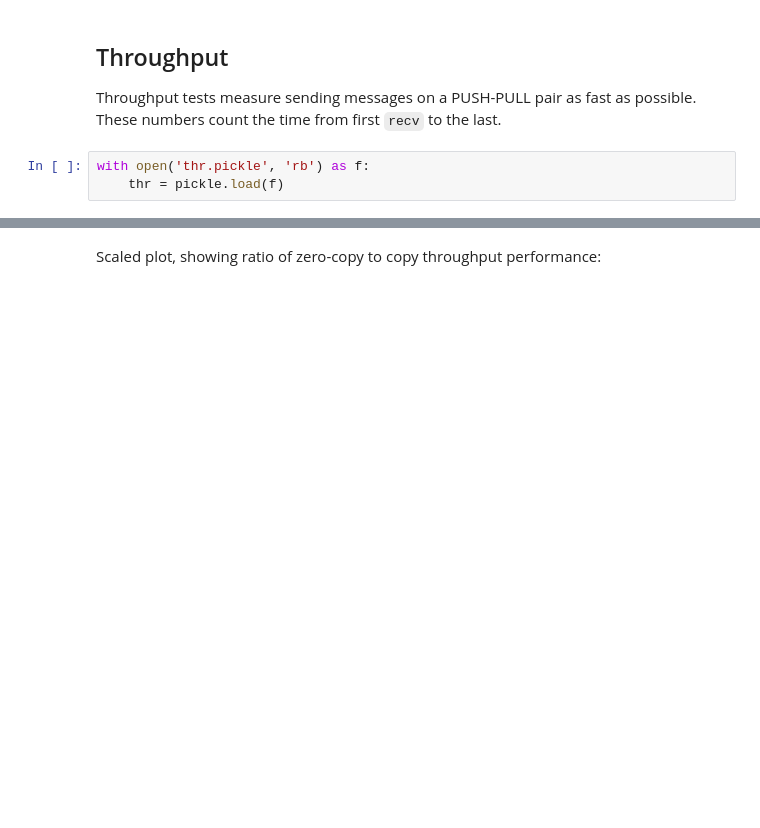
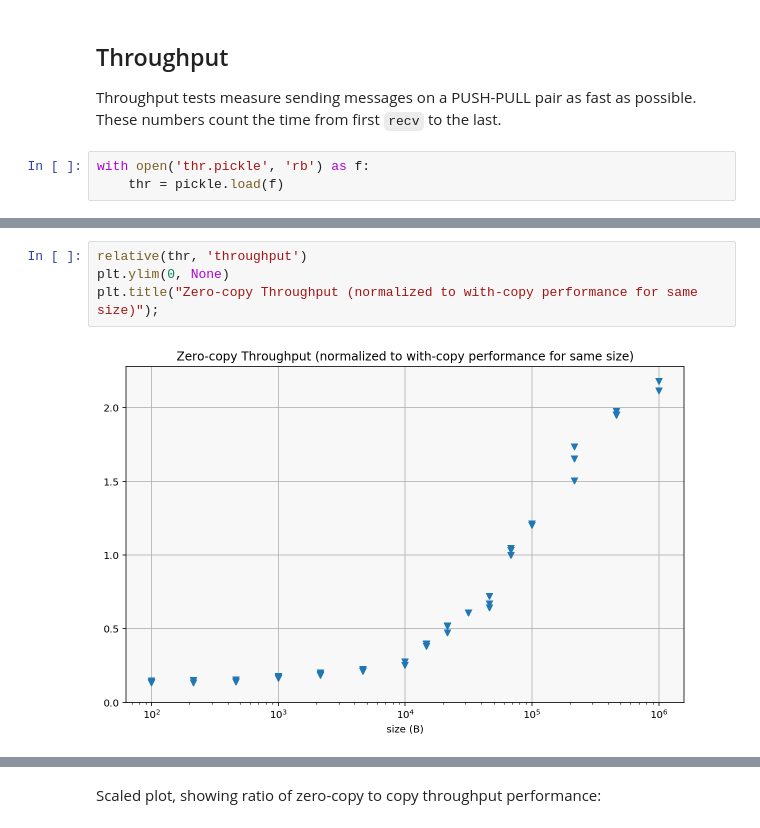
Before and after one commit to zeromq/pyzmq, a Jupyter notebook: perf/perf.ipynb, the cells around one changed output, grey strips where cells are left out. Drawn from its saved outputs; the diff is of its cells as text; blank space fills up the shorter version.

```diff
--- a/perf/perf.ipynb
+++ b/perf/perf.ipynb
@@ -29,0 +78,6 @@ plt.legend(loc=0)
+# %%
+relative(thr, 'throughput')
+plt.ylim(0, None)
+plt.title("Zero-copy Throughput (normalized to with-copy performance for same size)");
+# %% [output]
+[figure, added]
```
Also changed, not shown: parts of 27 cells of this notebook.
